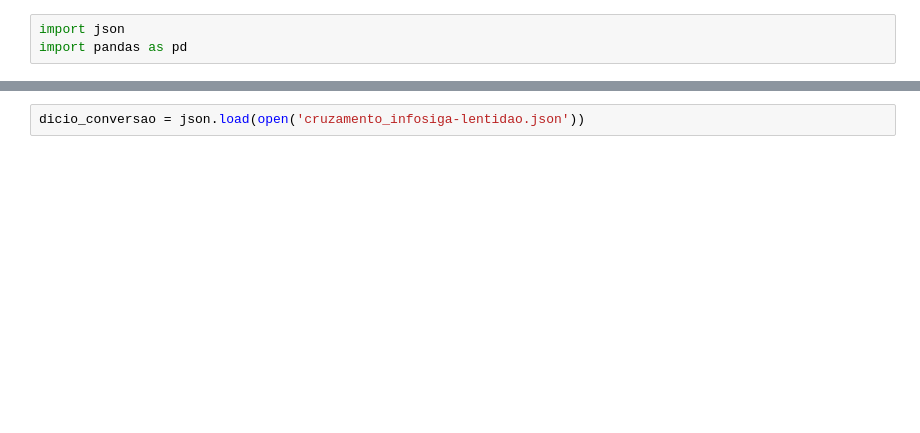
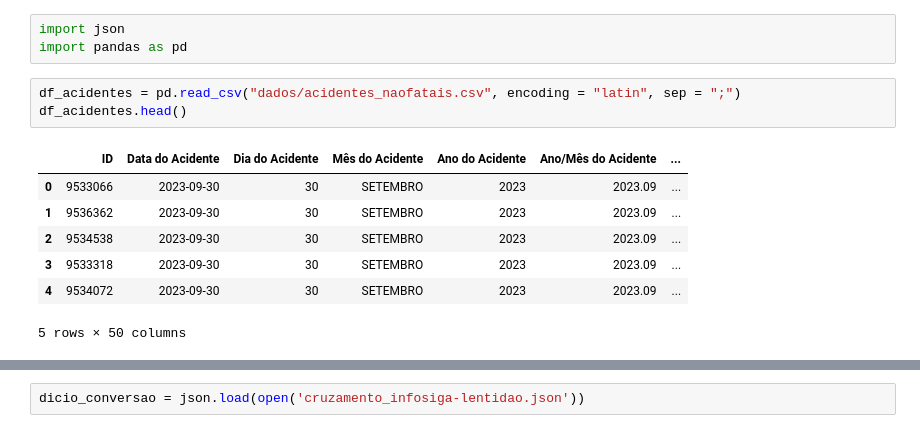
Before and after one commit to Insper-Data/2023-2_faixa_azul, a Jupyter notebook: rascunho2.ipynb, the cells around one changed output, grey strips where cells are left out. Drawn from its saved outputs; the diff is of its cells as text; blank space fills up the shorter version.

```diff
--- a/rascunho2.ipynb
+++ b/rascunho2.ipynb
@@ -1,3 +1,14 @@
 # %%
 import json
 import pandas as pd
+# %%
+df_acidentes = pd.read_csv("dados/acidentes_naofatais.csv", encoding = "latin", sep = ";")
+df_acidentes.head()
+# %% [output]
+|  | ID | Data do Acidente | Dia do Acidente | Mês do Acidente | Ano do Acidente | Ano/Mês do Acidente | ... |
+| 0 | 9533066 | 2023-09-30 | 30 | SETEMBRO | 2023 | 2023.09 | ... |
+| 1 | 9536362 | 2023-09-30 | 30 | SETEMBRO | 2023 | 2023.09 | ... |
+| 2 | 9534538 | 2023-09-30 | 30 | SETEMBRO | 2023 | 2023.09 | ... |
+| 3 | 9533318 | 2023-09-30 | 30 | SETEMBRO | 2023 | 2023.09 | ... |
+| 4 | 9534072 | 2023-09-30 | 30 | SETEMBRO | 2023 | 2023.09 | ... |
+5 rows × 50 columns
```
Also changed, not shown: parts of 10 cells of this notebook, 4 other files.
